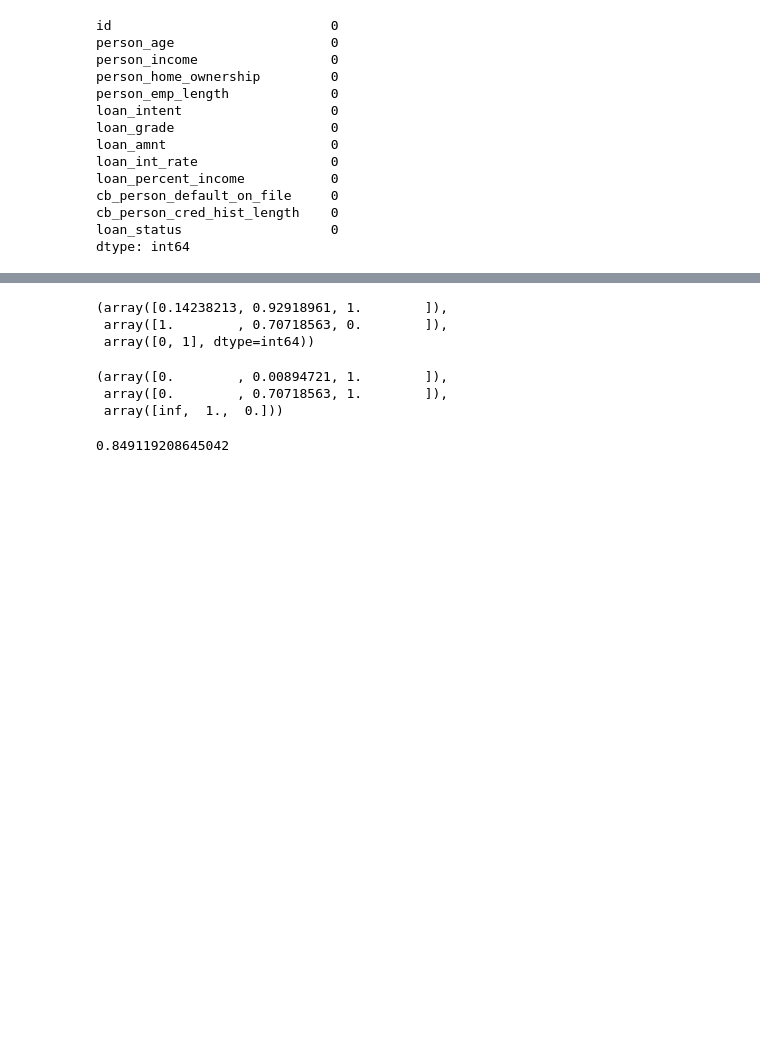
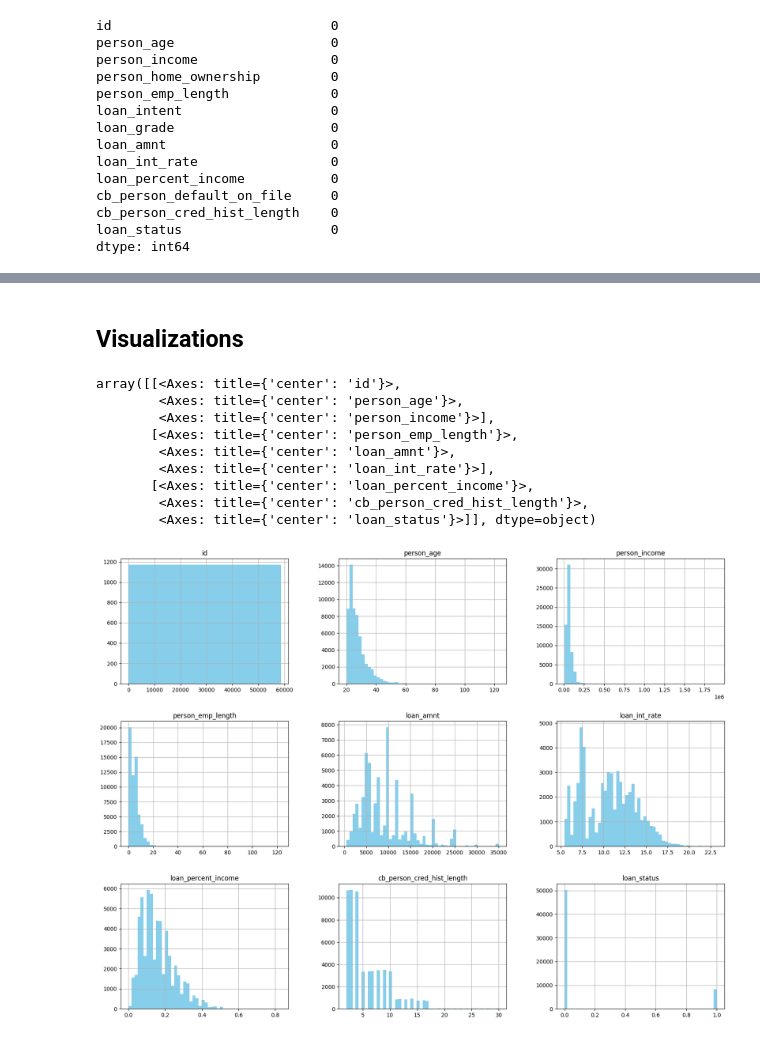
Before and after one commit to MrIsCM/KaggleCompetitions, a Jupyter notebook: loan_approval.ipynb, the cells around one changed output, grey strips where cells are left out. Drawn from its saved outputs; the diff is of its cells as text; code cells hidden in the pictures; blank space fills up the shorter version.

```diff
--- a/loan_approval.ipynb
+++ b/loan_approval.ipynb
@@ -177,16 +74,2 @@ array([[9969,   90],
-# %%
-precision_recall_curve(y_val, y_preds)
-# %% [output]
-(array([0.14238213, 0.92918961, 1.        ]),
- array([1.        , 0.70718563, 0.        ]),
- array([0, 1], dtype=int64))
-# %%
-roc_curve(y_val, y_preds)
-# %% [output]
-(array([0.        , 0.00894721, 1.        ]),
- array([0.        , 0.70718563, 1.        ]),
- array([inf,  1.,  0.]))
-# %%
-roc_auc_score(y_val, y_preds)
-# %% [output]
-0.849119208645042
+# %% [markdown]
+## Visualizations
@@ -192,0 +79,13 @@ roc_auc_score(y_val, y_preds)
+# %%
+data.hist(bins=50, figsize=(20,15), color='skyblue')
+# %% [output]
+array([[<Axes: title={'center': 'id'}>,
+        <Axes: title={'center': 'person_age'}>,
+        <Axes: title={'center': 'person_income'}>],
+       [<Axes: title={'center': 'person_emp_length'}>,
+        <Axes: title={'center': 'loan_amnt'}>,
+        <Axes: title={'center': 'loan_int_rate'}>],
+       [<Axes: title={'center': 'loan_percent_income'}>,
+        <Axes: title={'center': 'cb_person_cred_hist_length'}>,
+        <Axes: title={'center': 'loan_status'}>]], dtype=object)
+[figure, added]
```
Also changed, not shown: parts of 28 cells of this notebook, 2 other files.
